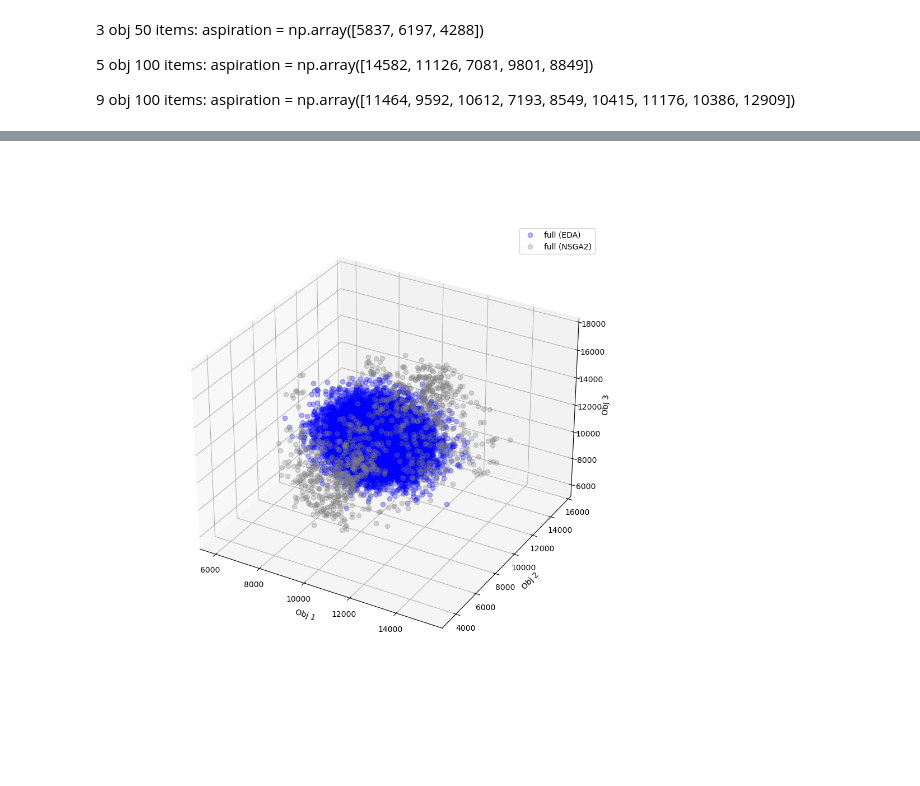
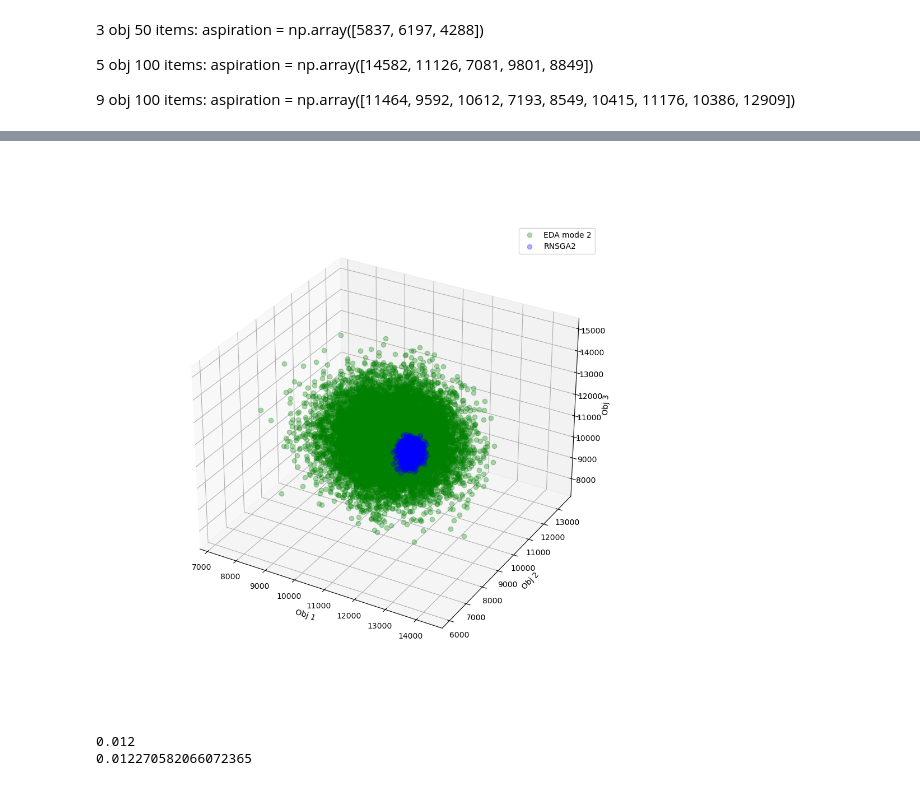
Before and after one commit to rameshsrinivasanuci/multiobjective, a Jupyter notebook: simulations/result_eval.ipynb, the cells around one changed output, grey strips where cells are left out. Cells and saved outputs as stored; diff of their text form; code cells hidden in the pictures; blank space fills up the shorter version.

Commit message:
tests of generalization and different problems

```diff
--- a/simulations/result_eval.ipynb
+++ b/simulations/result_eval.ipynb
@@ -9,11 +11,11 @@ import eda_distance
 # %%
-n_obj = 3
-n_items = 50
-n_selected = 12
-rho = 0.3
+n_obj = 5
+n_items = 100
+n_selected = 25
+rho = 0.2
 exactly = True
 # choose problems or problems_with_empty_items
-data = np.load(f'problems/items_{n_obj}obj_{n_items}items_{rho}rho_allneg_1200seed.npz')
+data = np.load(f'problems/items_{n_obj}obj_{n_items}items_{rho}rho_allneg.npz')
 items = data['items']
 capacity = data['capacity']
 # %% [markdown]
@@ -27,8 +29,8 @@ print(np.max(items[:, :n_obj] * n_selected, axis=0))
 print(np.min(items[:, :n_obj] * n_selected, axis=0))
 print(np.median(items[:, :n_obj] * n_selected, axis=0))
 # %%
-aspiration = np.array([11464,  9592, 10612,  7193,  8549, 10415, 11176, 10386, 12909])
-hg_eda_run = eda_distance.KnapsackEDA(
+aspiration = np.array([14582, 11126,  7081,  9801,  8849])
+hg_eda_run = eda_distance_copy.KnapsackEDA(
     items=items,
     capacity=capacity,
     n_selected=n_selected,
@@ -47,5 +49,7 @@ pf_eda = results["converged_pf_table"][-1]
 ps_eda = results["converged_pf_population_table"][-1]
 folder = "exact" if exactly else "upper_bound"
 subfolder = "prefer" if aspiration is not None else "no_prefer"
-np.savez(f"results/{folder}/{subfolder}/eda_{n_obj}obj_{n_items}items_{rho}rho_allneg.npz", F=pf_eda, X=ps_eda)
+# np.savez(f"results/{folder}/{subfolder}/eda_mode2_{n_obj}obj_{n_items}items_{rho}rho_allneg_0001temp.npz", F=pf_eda, X=ps_eda)
+with open(f"results/{folder}/{subfolder}/eda_mode2_{n_obj}obj_{n_items}items_{rho}rho_allneg_withtime.pkl", "wb") as f:
+    pickle.dump(results, f)
 # %% [output]
@@ -52,0 +76,7 @@ EDA finished in 36.87s (mode 1: 11 gens, mode 2: 12 gens)
+# %%
+rnsga2_time = np.load(f"results/exact/prefer/rnsga2_{n_obj}obj_{n_items}items_{rho}rho_allneg_withtime.npz")["elapsed_sec"]
+with open(f"results/exact/prefer/eda_mode2_{n_obj}obj_{n_items}items_{rho}rho_allneg_withtime.pkl", "rb") as f:
+    results = pickle.load(f)
+eda_mode2_time = results["elapsed_sec"]
+print(rnsga2_time)
+print(eda_mode2_time)
@@ -52,0 +86,3 @@ EDA finished in 36.87s (mode 1: 11 gens, mode 2: 12 gens)
+# %%
+rnsga2_pf = np.load(f"results/exact/prefer/rnsga2_{n_obj}obj_{n_items}items_{rho}rho_allneg.npz")["F"]
+eda_mode2_pf = results["converged_pf_table"][-1]
@@ -175,24 +209,25 @@ print(missing)
 # %%
 import matplotlib.pyplot as plt
 %matplotlib widget
 from mpl_toolkits.mplot3d import Axes3D
 
 fig = plt.figure(figsize=(10, 10))
 ax = fig.add_subplot(projection='3d')
-ax.plot(pf_nsga2[:,0], pf_nsga2[:,1], pf_nsga2[:,2], 'o', color='gray', alpha=0.3, markersize=6, label="full (NSGA2)")
-ax.plot(pf_eda[:,0], pf_eda[:,1], pf_eda[:,2], 'o', color='blue', alpha=0.3, markersize=6, label="full (EDA)")
-ax.plot(pf_nsga2[:,0], pf_nsga2[:,1], pf_nsga2[:,2], 'o', color='gray', alpha=0.3, markersize=6, label="full (NSGA2)")
+ax.plot(eda_mode2_pf[:,0], eda_mode2_pf[:,1], eda_mode2_pf[:,2], 'o', color='green', alpha=0.3, markersize=6, label="EDA mode 2")
+ax.plot(rnsga2_pf[:,0], rnsga2_pf[:,1], rnsga2_pf[:,2], 'o', color='blue', alpha=0.3, markersize=6, label=f"RNSGA2")
+# ax.plot(pf_hg_mode2[:,0], pf_hg_mode2[:,1], pf_hg_mode2[:,2], 'o', color='orange', alpha=0.3, markersize=6, label="Mode 2")
+# ax.plot(pf_hg_mode2_temp0001[:,0], pf_hg_mode2_temp0001[:,1], pf_hg_mode2_temp0001[:,2], 'o', color='red', alpha=0.3, markersize=6, label="mode 2 temp0001")
 # ax.plot(pf_hg_eda[:,0], pf_hg_eda[:,1], pf_hg_eda[:,2], 'bo', alpha=0.5, markersize=6, label="HG-EDA")
 # ax.plot(pf_hg_rnsga3[:,0], pf_hg_rnsga3[:,1], pf_hg_rnsga3[:,2], 'go', alpha=0.5, markersize=6, label="RNSGA3")
 # ax.plot(aspiration[0], aspiration[1], aspiration[2], 'rs', alpha=0.5, markersize=6, label="Aspiration")
 # ax.plot(pf_nsga2[300,0], pf_nsga2[300,1], pf_nsga2[300,2], 'rs', alpha=0.5, markersize=6, label="Aspiration")
 ax.set_xlabel('Obj 1')
 ax.set_ylabel('Obj 2')
 ax.set_zlabel('Obj 3')
 ax.legend()
 plt.show()
 # %% [output]
-[figure, old version]
+[figure, new version]
 # %%
 from pymoo.indicators.hv import HV
 
@@ -213,7 +248,10 @@ def calculate_dominated(pf_predicted, pf_actual, n_obj):
                 break
     return np.sum(dominated), np.sum(dominated)/len(pf_predicted)
 
-num_dominated, ratio_dominated = calculate_dominated(pf_hg_eda, pf_hg_rnsga2, 3)
+num_dominated, ratio_dominated = calculate_dominated(rnsga2_pf, eda_mode2_pf, 9)
 print(ratio_dominated)
-num_dominated, ratio_dominated = calculate_dominated(pf_hg_rnsga2, pf_hg_eda, 3)
+num_dominated, ratio_dominated = calculate_dominated(eda_mode2_pf, rnsga2_pf, 9)
 print(ratio_dominated)
+# %% [output]
+0.012
+0.012270582066072365
```
Also changed, not shown: parts of 12 cells of this notebook, 3 other files.
